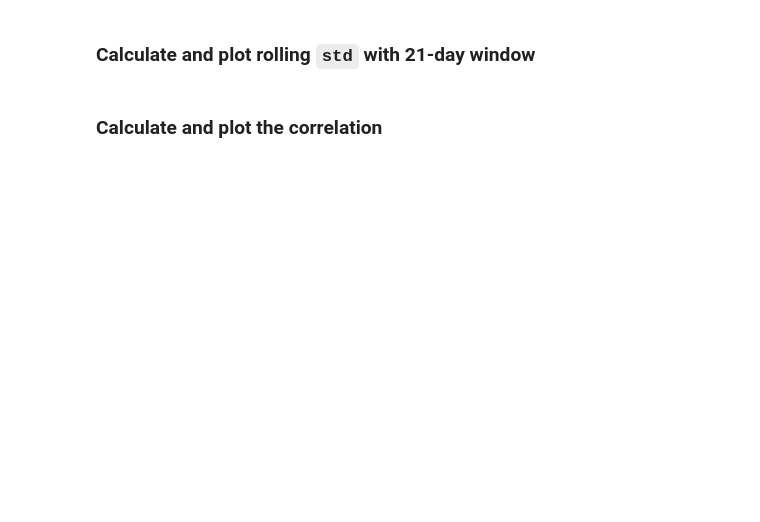
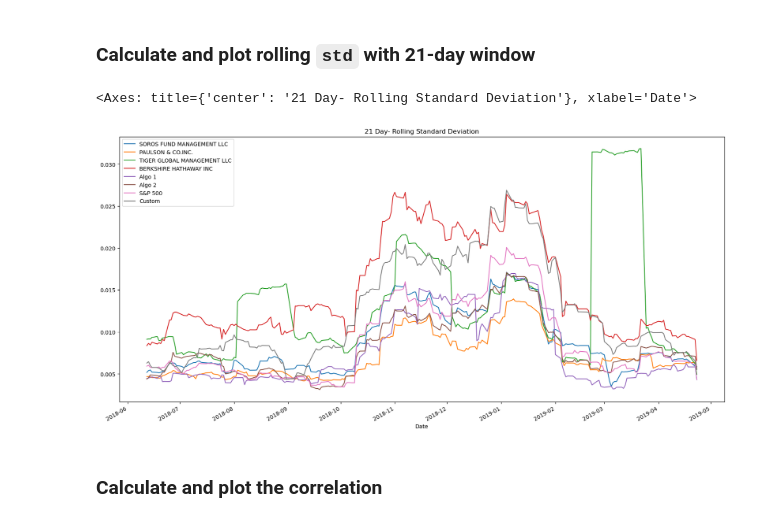
Before and after one commit to michelleluque/Pandas, a Jupyter notebook: whale_analysis.ipynb, the cells around one changed output. Drawn from its saved outputs; the diff is of its cells as text; code cells hidden in the pictures; blank space fills up the shorter version.

```diff
--- a/whale_analysis.ipynb
+++ b/whale_analysis.ipynb
@@ -470,5 +470,6 @@ daily_returns.head()
 weights = [1/3, 1/3, 1/3]
 
 # Calculate portfolio return
-
+portfolio_returns = daily_returns.dot(weights)
 # Display sample data
+portfolio_returns.head()
@@ -476,3 +485,5 @@ weights = [1/3, 1/3, 1/3]
 ## Join your portfolio returns to the DataFrame that contains all of the portfolio returns
 # %%
 # Join your returns DataFrame to the original returns DataFrame
+all_portfolios["Custom"] = portfolio_returns
+all_portfolios.tail()
@@ -479,5 +498,6 @@ weights = [1/3, 1/3, 1/3]
 # %%
 # Only compare dates where return data exists for all the stocks (drop NaNs)
+all_portfolios = all_portfolios.dropna().copy()
 # %% [markdown]
 ## Re-run the risk analysis with your portfolio to see how it compares to the others
 # %% [markdown]
@@ -488,8 +520,12 @@ weights = [1/3, 1/3, 1/3]
 ### Calculate and plot rolling `std` with 21-day window
 # %%
 # Calculate rolling standard deviation
-
+rolling_std_dev = all_portfolios.rolling(window=21).std()
 # Plot rolling standard deviation
+rolling_std_dev.plot(figsize=(20,10), title = "21 Day- Rolling Standard Deviation")
+# %% [output]
+<Axes: title={'center': '21 Day- Rolling Standard Deviation'}, xlabel='Date'>
+[figure, added]
 # %% [markdown]
 ### Calculate and plot the correlation
 # %%
```
Also changed, not shown: parts of 9 cells of this notebook.
